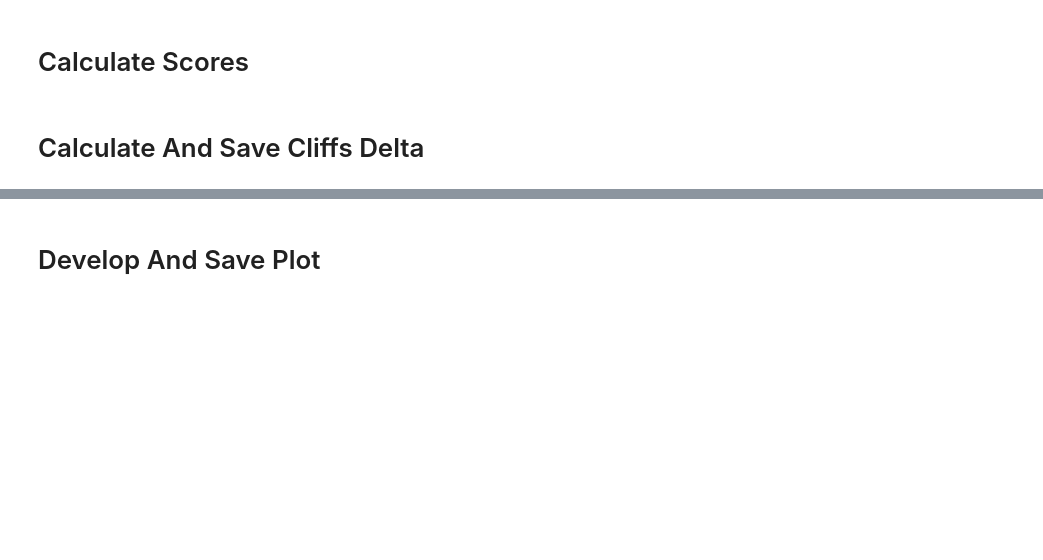
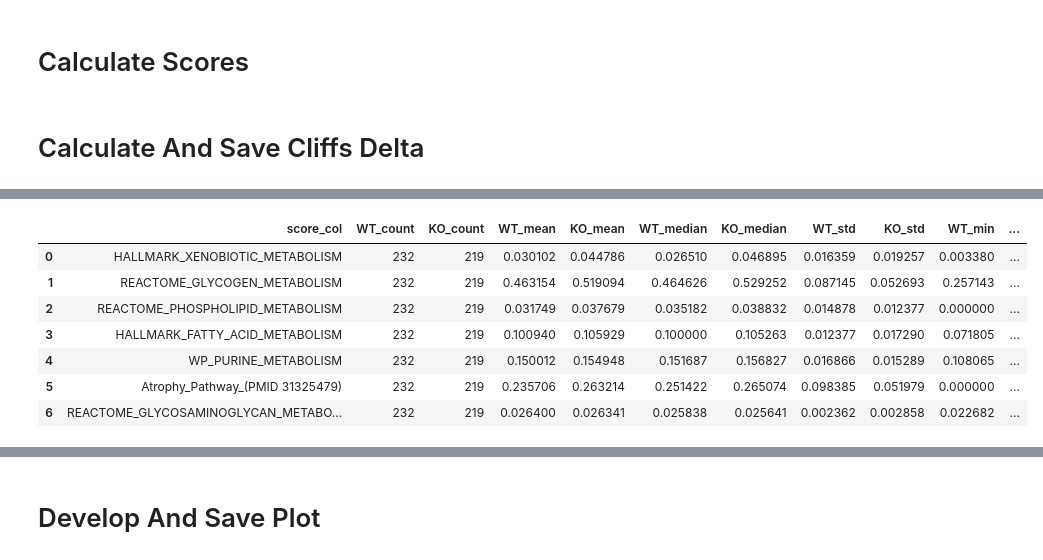
Before and after one commit to sachha-naksha/TA_muscle_ageing, a Jupyter notebook: py_scripts/augustine/Pathway_Scores/Pathway_Scores_Cliffs_Delta.ipynb, the cells around one changed output, grey strips where cells are left out. Drawn from its saved outputs; the diff is of its cells as text; code cells hidden in the pictures; blank space fills up the shorter version.

```diff
--- a/py_scripts/augustine/Pathway_Scores/Pathway_Scores_Cliffs_Delta.ipynb
+++ b/py_scripts/augustine/Pathway_Scores/Pathway_Scores_Cliffs_Delta.ipynb
@@ -258,3 +363,79 @@ def calculate_score_cliffs_delta(
 # Calculate Scores
 # %% [markdown]
 # Calculate And Save Cliffs Delta
+# %%
+%%time
+
+# calculate cliff's delta for all pathways
+
+cliffs_delta_dict = {}
+cliffs_delta_results = []
+failed_pathways = {}
+
+group_col = "condition"
+group1 = "WT"
+group2 = "KO"
+
+for pathway, pathway_genes in pathway_gene_dict.items():
+
+    print(f"processing: {pathway}")
+
+    # calculate aucell only if score is not already in obs
+    if pathway not in adata.obs.columns:
+
+        try:
+            dc.mt.aucell(
+                adata,
+                pathway_genes,
+                raw=False,
+                verbose=False
+            )
+
+            # check aucell score exists
+            if "score_aucell" not in adata.obsm:
+                raise ValueError("score_aucell not found in adata.obsm")
+
+            if pathway not in adata.obsm["score_aucell"].columns:
+                raise ValueError(f"{pathway} not found in score_aucell columns")
+
+            # store score in obs
+            adata.obs[pathway] = adata.obsm["score_aucell"][pathway].copy()
+
+        except Exception as e:
+            failed_pathways[pathway] = str(e)
+            print(f"skipped {pathway}: {e}")
+            continue
+
+    # calculate cliff's delta
+    try:
+        df, group_score_df = calculate_score_cliffs_delta(
+            adata,
+            score_col=pathway,
+            group_col=group_col,
+            group1=group1,
+            group2=group2
+        )
+
+        # store pathway result
+        cliffs_delta_dict[pathway] = df.copy()
+        cliffs_delta_results.append(df.copy())
+
+    except Exception as e:
+        failed_pathways[pathway] = str(e)
+        print(f"failed cliffs delta for {pathway}: {e}")
+        continue
+
+# combine all results into one dataframe
+cliffs_delta_df = pd.concat(
+    cliffs_delta_results,
+    ignore_index=True
+)
+
+# sort strongest effects first
+cliffs_delta_df = cliffs_delta_df.sort_values(
+    "abs_cliffs_delta",
+    ascending=False
+).reset_index(drop=True)
+
+cliffs_delta_df
+# %% [output]
@@ -260,0 +456,8 @@ def calculate_score_cliffs_delta(
+|  | score_col | WT_count | KO_count | WT_mean | KO_mean | WT_median | KO_median | WT_std | KO_std | WT_min | ... |
+| 0 | HALLMARK_XENOBIOTIC_METABOLISM | 232 | 219 | 0.030102 | 0.044786 | 0.026510 | 0.046895 | 0.016359 | 0.019257 | 0.003380 | ... |
+| 1 | REACTOME_GLYCOGEN_METABOLISM | 232 | 219 | 0.463154 | 0.519094 | 0.464626 | 0.529252 | 0.087145 | 0.052693 | 0.257143 | ... |
+| 2 | REACTOME_PHOSPHOLIPID_METABOLISM | 232 | 219 | 0.031749 | 0.037679 | 0.035182 | 0.038832 | 0.014878 | 0.012377 | 0.000000 | ... |
+| 3 | HALLMARK_FATTY_ACID_METABOLISM | 232 | 219 | 0.100940 | 0.105929 | 0.100000 | 0.105263 | 0.012377 | 0.017290 | 0.071805 | ... |
+| 4 | WP_PURINE_METABOLISM | 232 | 219 | 0.150012 | 0.154948 | 0.151687 | 0.156827 | 0.016866 | 0.015289 | 0.108065 | ... |
+| 5 | Atrophy_Pathway_(PMID 31325479) | 232 | 219 | 0.235706 | 0.263214 | 0.251422 | 0.265074 | 0.098385 | 0.051979 | 0.000000 | ... |
+| 6 | REACTOME_GLYCOSAMINOGLYCAN_METABO... | 232 | 219 | 0.026400 | 0.026341 | 0.025838 | 0.025641 | 0.002362 | 0.002858 | 0.022682 | ... |
```
Also changed, not shown: parts of 7 cells of this notebook, 3 other files.
